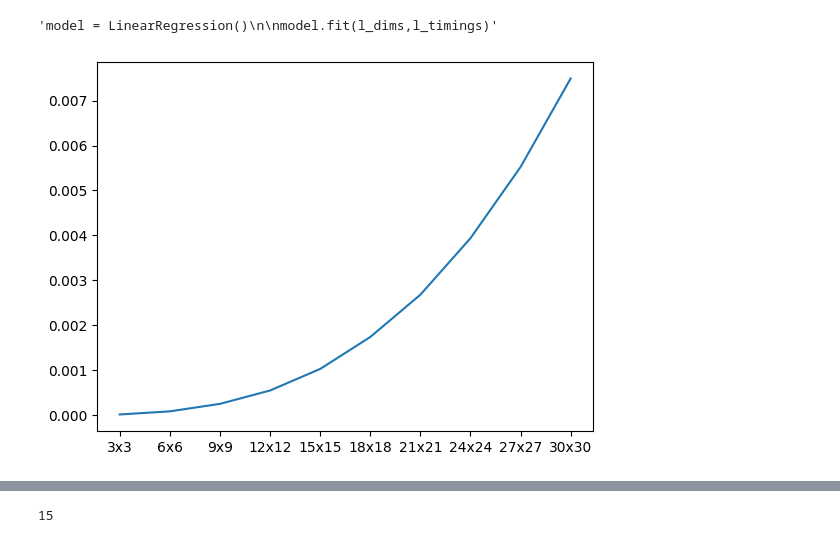
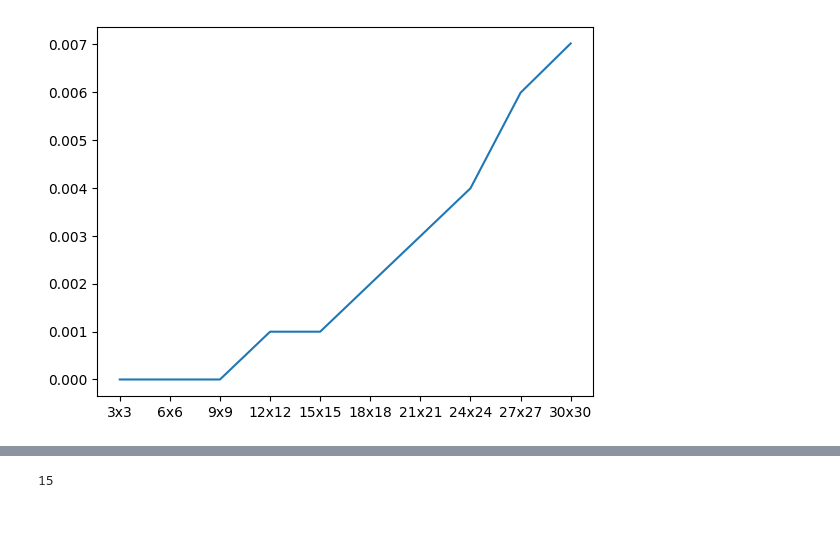
Before and after one commit to daviloncio/2o-cuatri, a Jupyter notebook: AN.ALGORITMOS PRACTICAS.ipynb, the cells around one changed output, grey strips where cells are left out. Saved outputs shown, nothing was run; the diff lists cells and outputs as text; code cells hidden in the pictures.

```diff
--- a/AN.ALGORITMOS PRACTICAS.ipynb
+++ b/AN.ALGORITMOS PRACTICAS.ipynb
@@ -45,44 +65,20 @@ for i in range(11):
 # %%
+# midiendo tiempos tercer apartado
 
-import numpy as np
-import random
-from matplotlib import pyplot as plt
-
-from sklearn.linear_model import LinearRegression
-def multiplicar(a:np.array,b:np.array):
-    def multiplicar_listas(l1,l2):
-        a_sumar=[]
-        for i in range(len(l1)):
-            a_sumar.append(l1[i]*l2[i])
-        return sum(a_sumar)
-    filas_a,columnas_a=np.shape(a)
-    filas_b,columnas_b=np.shape(b)
-
-    if columnas_a!=columnas_b:
-        raise KeyError('las matrices no se pueden multiplicar')
-    l=[]
-    for x in range(filas_a):
-        l.append([])
-    for i in range(filas_a):  #por cada fila de a hay una columna de b SIEMPRE,sino no podríamos multiplicar las matrices
-        for e in range(columnas_b):
-            l[i].append(multiplicar_listas(a[i],b[:,e]))
-    return np.array(l)
-
-a=np.array([[2,3,2],[1,0,5],[4,2,1]])
-b=np.array([[2,4,0],[2,3,0],[1,3,5]])
-
-%timeit multiplicar(a,b)
-
-
-
+import time as tm
+print(tm.time())
 l_dims = []
 l_timings = []
 for i in range(1,11):
     dim = 3*i
     #m debe contener una matriz aleatoria dim x dim
     m = np.random.uniform(0,1,(dim,dim))
-    timings = %timeit -o -n 10 -r 5 -q multiplicar(m, m)
-    l_timings.append(timings.best)
+    #timings = %timeit -o -n 10 -r 5 -q multiplicar(m, m)
+
+    inicio=tm.time()
+    multiplicar(m, m)
+    tiempo_ejecucion=tm.time()-inicio
+    l_timings.append(tiempo_ejecucion)
 
 print(l_timings)#a continuación voy a crear una lista con las dimensiones de las distintas matrices
 #que se construyen para luego poder hacer una gráfica
@@ -92,8 +88,4 @@ for i in range(1,11):
     #lo que hacemos es aumentar la dimensión de las matrices de 3 en 3
 
 print(plt.plot(l_dims,l_timings))
-
-'''model = LinearRegression()
-
-model.fit(l_dims,l_timings)'''
 # %% [output]
@@ -102,3 +94,2 @@ model.fit(l_dims,l_timings)'''
 [<matplotlib.lines.Line2D object at 0x...>]
-'model = LinearRegression()\n\nmodel.fit(l_dims,l_timings)'
-[figure, old version]
+[figure, new version]
```
Also changed, not shown: parts of 4 cells of this notebook.
